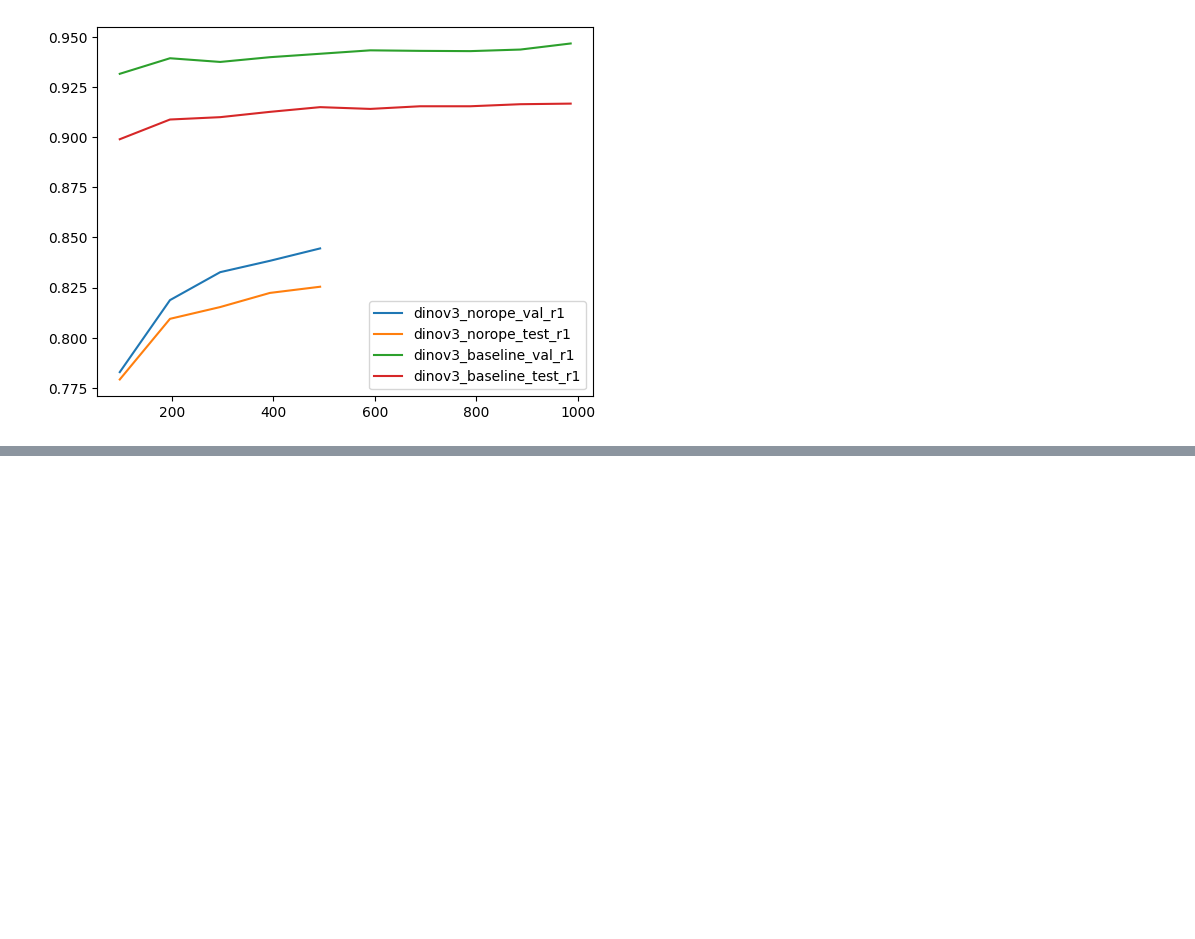
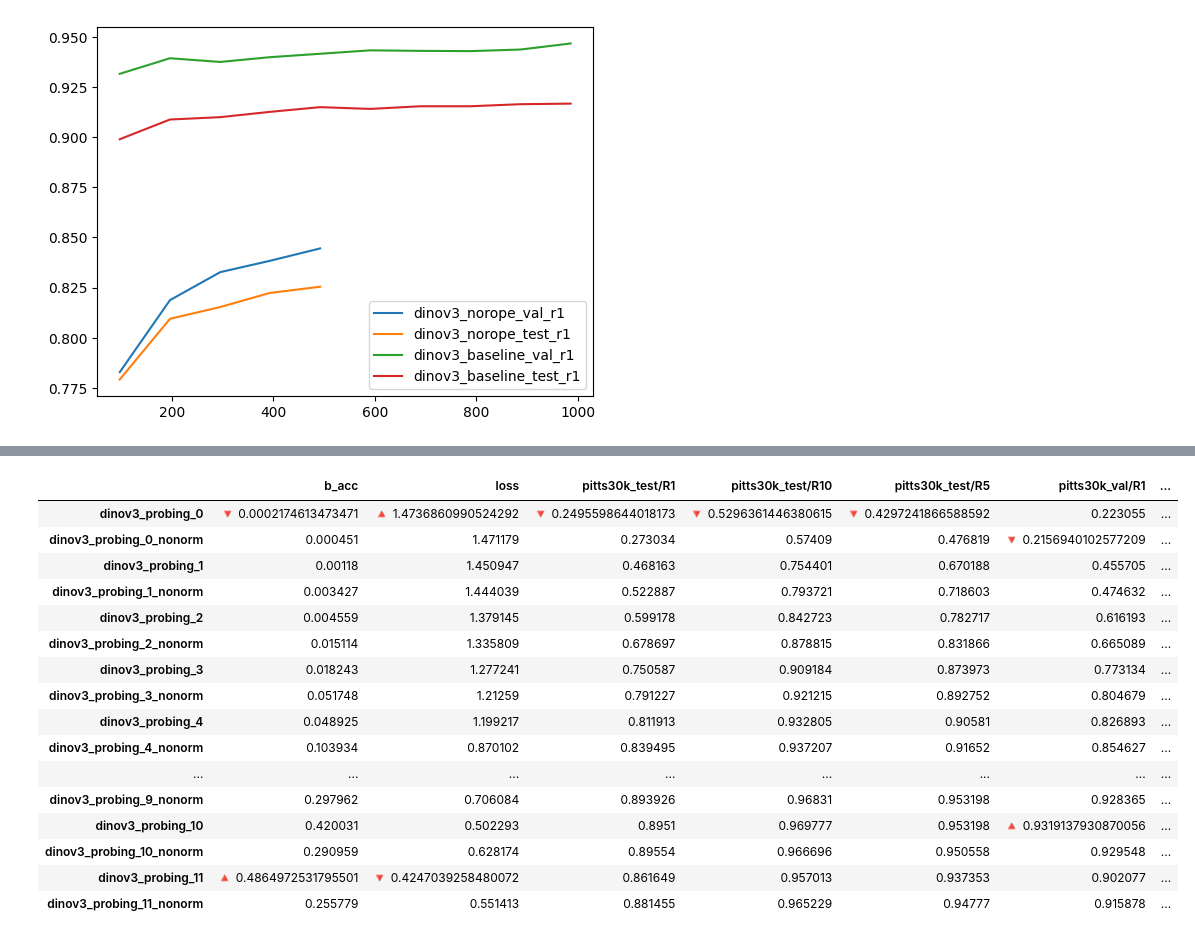
Before and after one commit to L4rralde/salad_results, a Jupyter notebook: Untitled.ipynb, the cells around one changed output, grey strips where cells are left out. Drawn from its saved outputs; the diff is of its cells as text; code cells hidden in the pictures; blank space fills up the shorter version.

```diff
--- a/Untitled.ipynb
+++ b/Untitled.ipynb
@@ -41,0 +114,19 @@ plt.legend()
+# %%
+def mark_extrema(s):
+    is_max = s == s.max()
+    is_min = s == s.min()
+    result = []
+    for val, max_flag, min_flag in zip(s, is_max, is_min):
+        if max_flag:
+            result.append(f"🔺 {val}")
+        elif min_flag:
+            result.append(f"🔻 {val}")
+        else:
+            result.append(val)
+    return result
+
+# Apply the marker function column-wise
+df_marked = df.drop(columns=['epoch', 'step']).apply(mark_extrema)
+
+# Style: highlight background + keep markers
+styled = df_marked.style.background_gradient(cmap='RdYlGn', axis=0)
@@ -41,0 +153,20 @@ plt.legend()
+# %%
+df_marked
+# %% [output]
+|  | b_acc | loss | pitts30k_test/R1 | pitts30k_test/R10 | pitts30k_test/R5 | pitts30k_val/R1 | ... |
+| dinov3_probing_0 | 🔻 0.0002174613473471 | 🔺 1.4736860990524292 | 🔻 0.2495598644018173 | 🔻 0.5296361446380615 | 🔻 0.4297241866588592 | 0.223055 | ... |
+| dinov3_probing_0_nonorm | 0.000451 | 1.471179 | 0.273034 | 0.57409 | 0.476819 | 🔻 0.2156940102577209 | ... |
+| dinov3_probing_1 | 0.00118 | 1.450947 | 0.468163 | 0.754401 | 0.670188 | 0.455705 | ... |
+| dinov3_probing_1_nonorm | 0.003427 | 1.444039 | 0.522887 | 0.793721 | 0.718603 | 0.474632 | ... |
+| dinov3_probing_2 | 0.004559 | 1.379145 | 0.599178 | 0.842723 | 0.782717 | 0.616193 | ... |
+| dinov3_probing_2_nonorm | 0.015114 | 1.335809 | 0.678697 | 0.878815 | 0.831866 | 0.665089 | ... |
+| dinov3_probing_3 | 0.018243 | 1.277241 | 0.750587 | 0.909184 | 0.873973 | 0.773134 | ... |
+| dinov3_probing_3_nonorm | 0.051748 | 1.21259 | 0.791227 | 0.921215 | 0.892752 | 0.804679 | ... |
+| dinov3_probing_4 | 0.048925 | 1.199217 | 0.811913 | 0.932805 | 0.90581 | 0.826893 | ... |
+| dinov3_probing_4_nonorm | 0.103934 | 0.870102 | 0.839495 | 0.937207 | 0.91652 | 0.854627 | ... |
+| ... | ... | ... | ... | ... | ... | ... | ... |
+| dinov3_probing_9_nonorm | 0.297962 | 0.706084 | 0.893926 | 0.96831 | 0.953198 | 0.928365 | ... |
+| dinov3_probing_10 | 0.420031 | 0.502293 | 0.8951 | 0.969777 | 0.953198 | 🔺 0.9319137930870056 | ... |
+| dinov3_probing_10_nonorm | 0.290959 | 0.628174 | 0.89554 | 0.966696 | 0.950558 | 0.929548 | ... |
+| dinov3_probing_11 | 🔺 0.4864972531795501 | 🔻 0.4247039258480072 | 0.861649 | 0.957013 | 0.937353 | 0.902077 | ... |
+| dinov3_probing_11_nonorm | 0.255779 | 0.551413 | 0.881455 | 0.965229 | 0.94777 | 0.915878 | ... |
```
Also changed, not shown: parts of 12 cells of this notebook, 48 other files.
